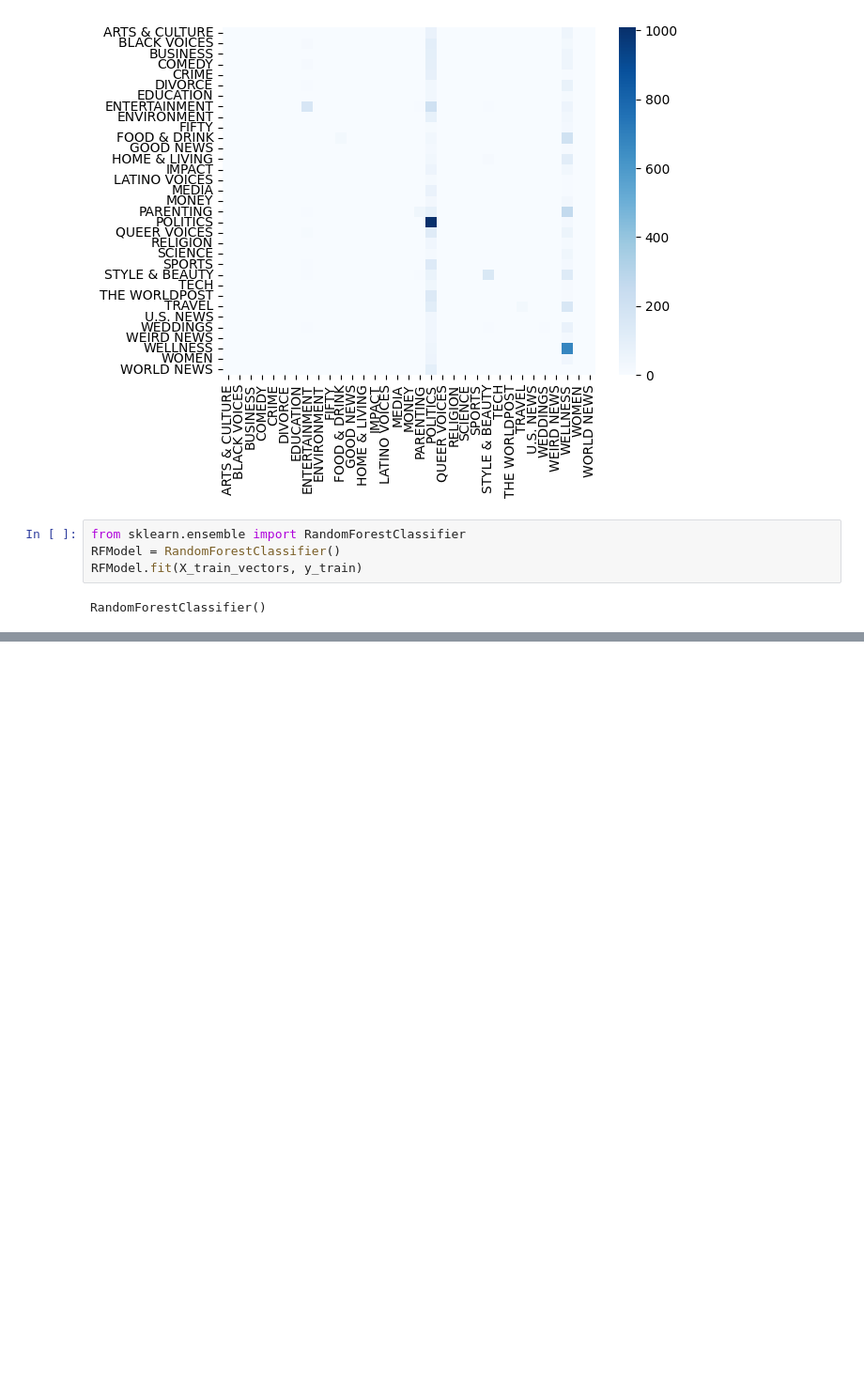
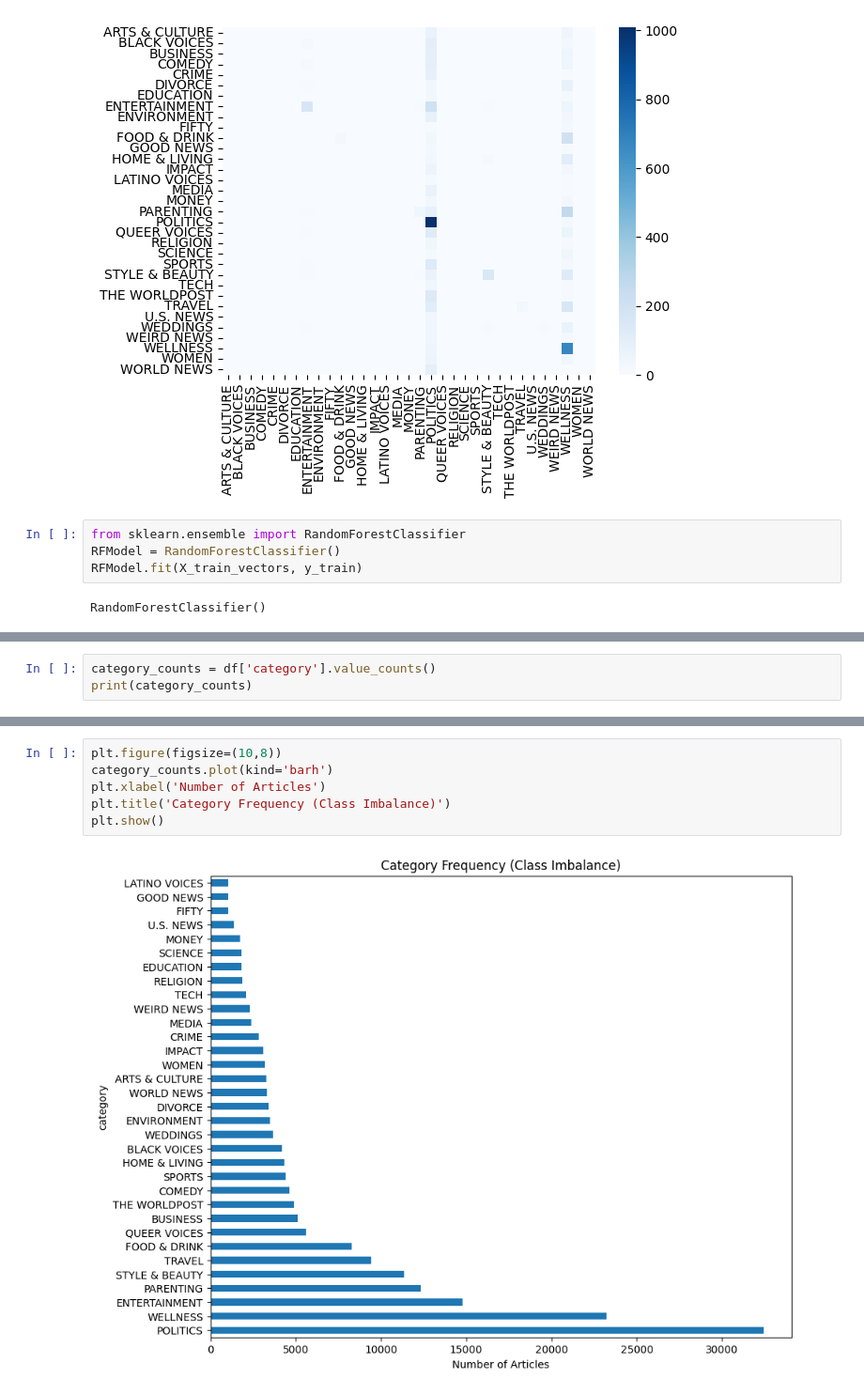
Before and after one commit to suruthi-ks/thiranex-internship, a Jupyter notebook: ThiranexDataScience.ipynb, the cells around one changed output, grey strips where cells are left out. Shown at 94% size. Saved outputs shown, nothing was run; the diff lists cells and outputs as text; blank space fills up the shorter version.

```diff
--- a/ThiranexDataScience.ipynb
+++ b/ThiranexDataScience.ipynb
@@ -328,0 +390,3 @@ sns.heatmap(cm_rf, xticklabels = RFModel.classes_, yticklabels = RFModel.classes
+# %%
+category_counts = df['category'].value_counts()
+print(category_counts)
@@ -328,0 +411,8 @@ sns.heatmap(cm_rf, xticklabels = RFModel.classes_, yticklabels = RFModel.classes
+# %%
+plt.figure(figsize=(10,8))
+category_counts.plot(kind='barh')
+plt.xlabel('Number of Articles')
+plt.title('Category Frequency (Class Imbalance)')
+plt.show()
+# %% [output]
+[figure, added]
```
Also changed, not shown: parts of 9 cells of this notebook.
